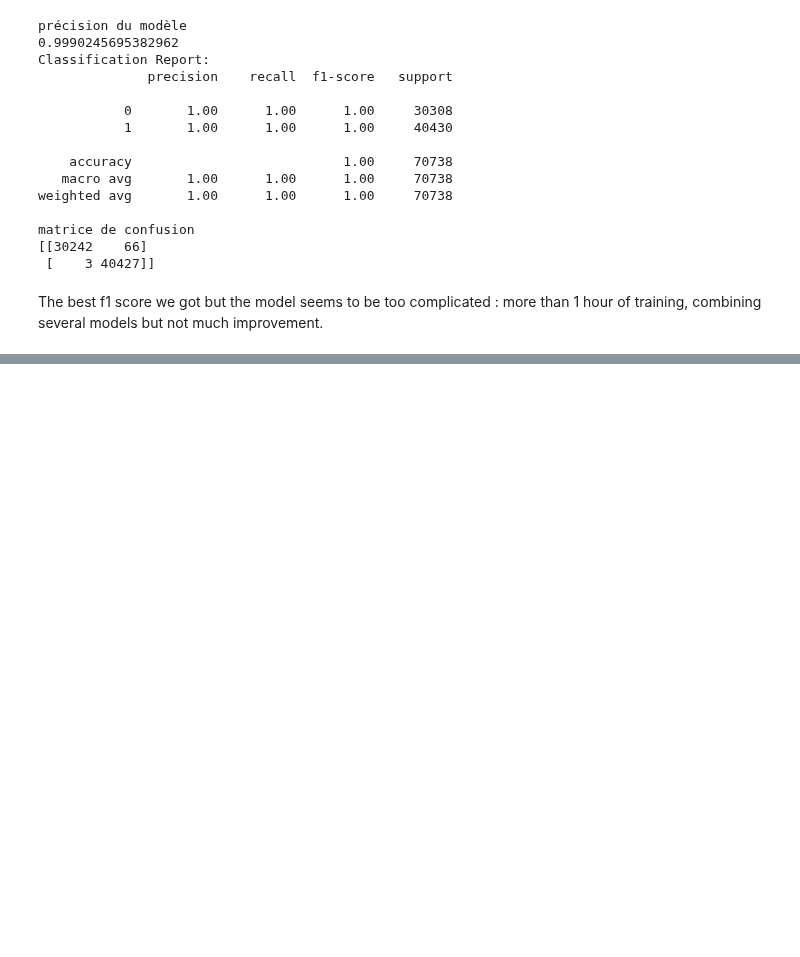
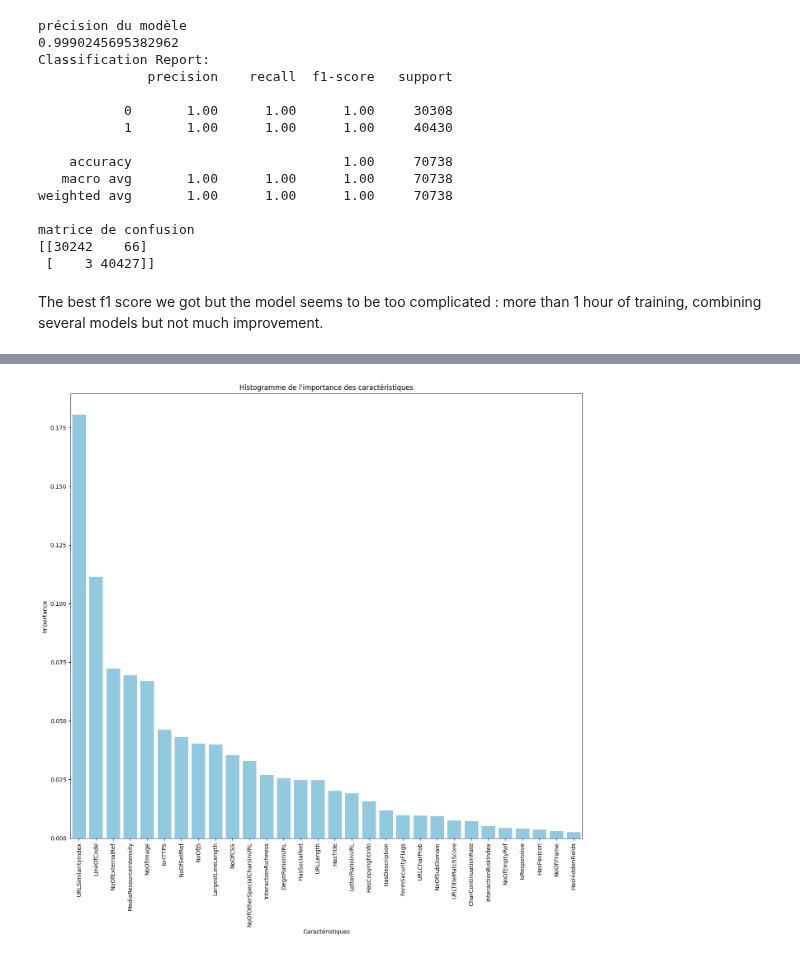
Before and after one commit to mathildadmbl/challenge2, a Jupyter notebook: challenge_2.ipynb, the cells around one changed output, grey strips where cells are left out. Drawn from its saved outputs; the diff is of its cells as text; code cells hidden in the pictures; blank space fills up the shorter version.

```diff
--- a/challenge_2.ipynb
+++ b/challenge_2.ipynb
@@ -925,0 +1051,3 @@ We can see that 2 of our created features have been selected (MediaResourceInten
+# %%
+train_v2.drop(columns=['DomainTitleMatchScore', 'SpacialCharRatioInURL'], inplace=True)
+test_v2.drop(columns=['DomainTitleMatchScore', 'SpacialCharRatioInURL'], inplace=True)
@@ -925,0 +1102,21 @@ We can see that 2 of our created features have been selected (MediaResourceInten
+# %%
+# How to get the initial feature names ?
+encoder = preprocessor.transformers_[1][1]
+encoded_feature_names = encoder.get_feature_names_out(categorical_features)
+numeric_feature_names = numeric_features
+feature_names = numeric_feature_names + list(encoded_feature_names)
+# %%
+# Now we can show the feature ipportances
+importances = rf_model.feature_importances_
+importance_df = pd.DataFrame({'Feature': feature_names, 'Importance': importances})
+importance_df_sorted = importance_df.sort_values(by="Importance", ascending=False).head(30)
+
+plt.figure(figsize=(16, 14))
+sns.barplot(data=importance_df_sorted, x="Feature", y="Importance", color="skyblue")
+plt.title("Histogramme de l'importance des caractéristiques")
+plt.xticks(rotation=90)
+plt.ylabel("Importance")
+plt.xlabel("Caractéristiques")
+plt.show()
+# %% [output]
+[figure, added]
```
Also changed, not shown: parts of 34 cells of this notebook.
